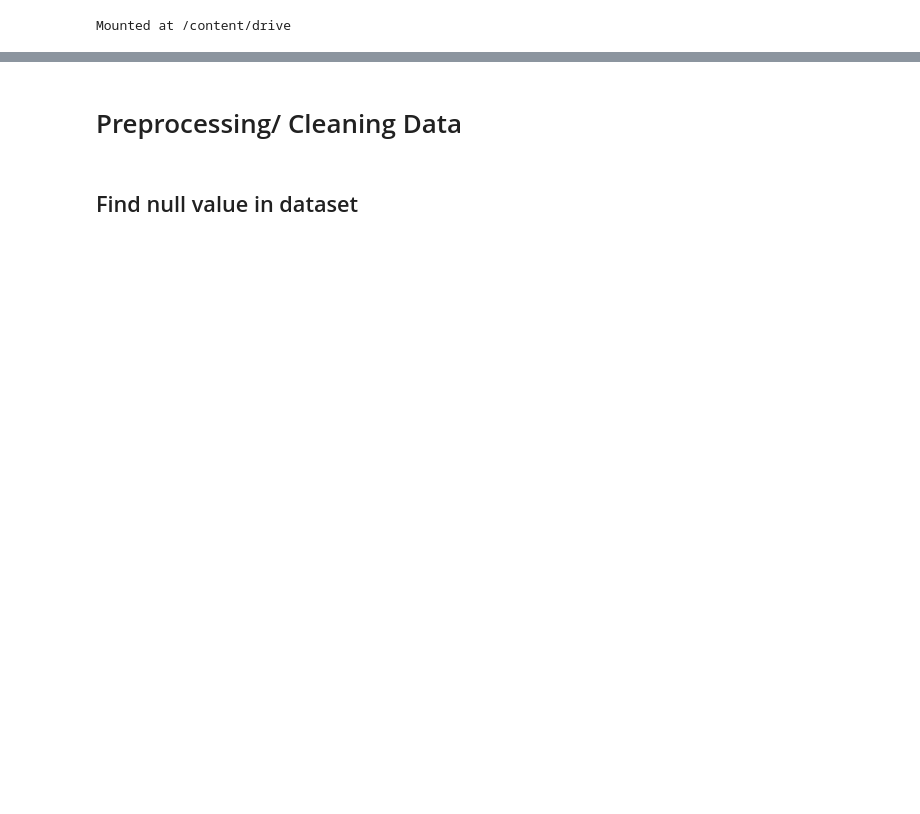
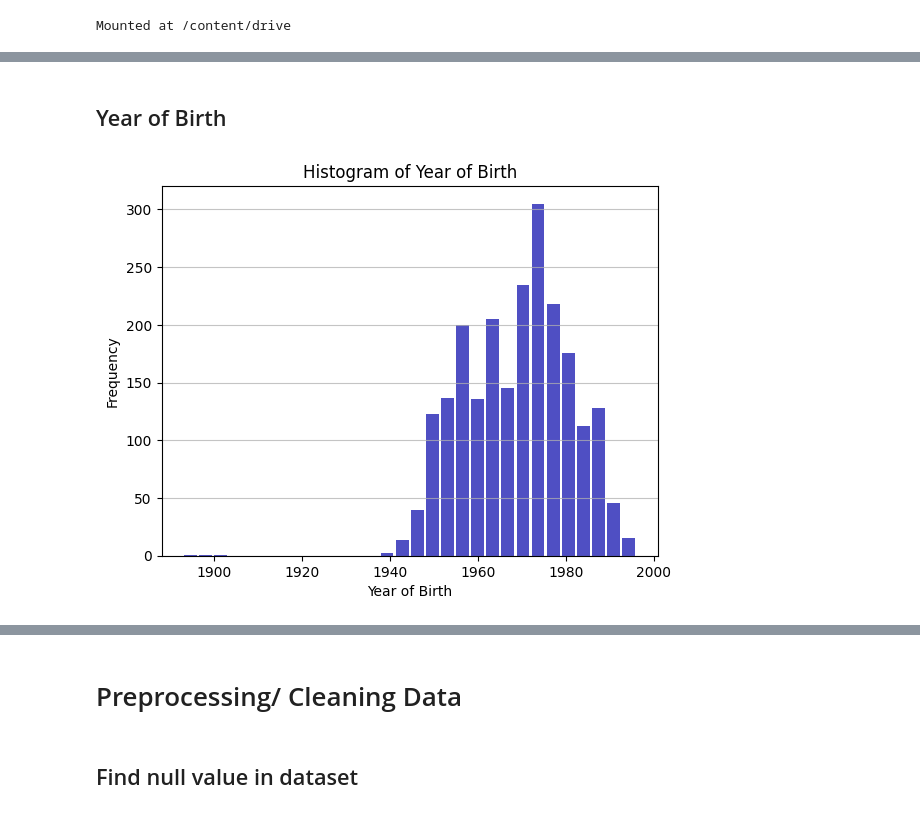
Before and after one commit to NguyenThaiKhoi/Customer-Personality-Analysis-with-PySpark, a Jupyter notebook: Customer_Personality_Analysis_with_PySpark.ipynb, the cells around one changed output, grey strips where cells are left out. Drawn from its saved outputs; the diff is of its cells as text; code cells hidden in the pictures; blank space fills up the shorter version.

Commit message:
Visualizing to explore data

```diff
--- a/Customer_Personality_Analysis_with_PySpark.ipynb
+++ b/Customer_Personality_Analysis_with_PySpark.ipynb
@@ -28,0 +31,3 @@ spark = SparkSession.builder \
+# %%
+import pandas as pd
+df = pd.read_csv("marketing_campaign.csv")
@@ -28,0 +45,12 @@ spark = SparkSession.builder \
+# %% [markdown]
+## Year of Birth
+# %%
+# Histogram about Year of Birth of customers
+plt.hist(df["Year_Birth"], bins=30, color='#0504aa', alpha=0.7, rwidth=0.85)
+plt.grid(axis='y', alpha=0.75)
+plt.xlabel('Year of Birth')
+plt.ylabel('Frequency')
+plt.title('Histogram of Year of Birth')
+plt.show()
+# %% [output]
+[figure, added]
```
Also changed, not shown: parts of 23 cells of this notebook, 1 other file.
